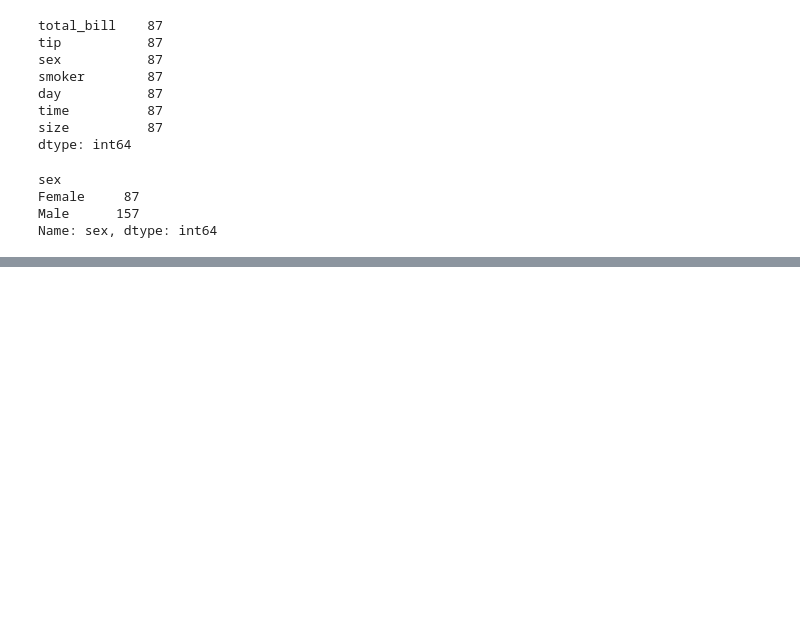
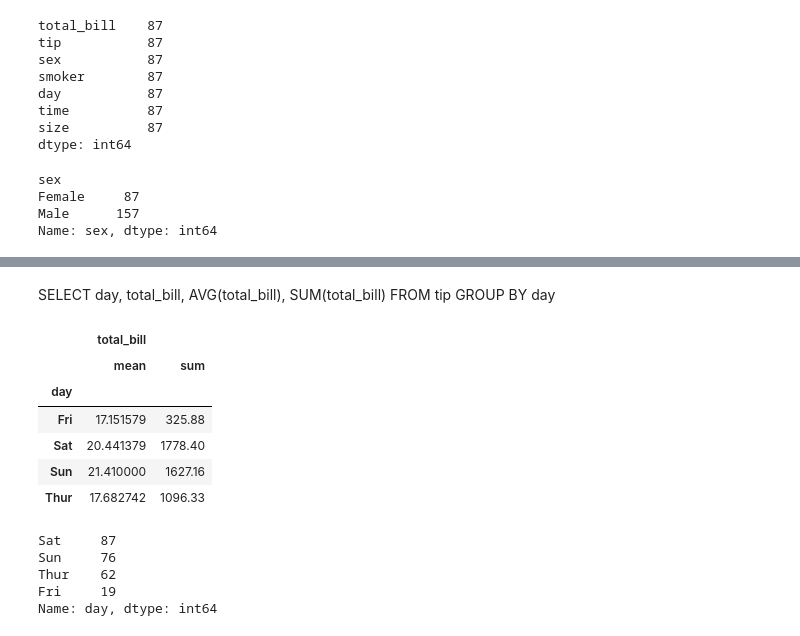
Before and after one commit to sammienjihia/data_science, a Jupyter notebook: pandas_vs_sql.ipynb, the cells around one changed output, grey strips where cells are left out. Saved outputs shown, nothing was run; the diff lists cells and outputs as text; code cells hidden in the pictures; blank space fills up the shorter version.

```diff
--- a/pandas_vs_sql.ipynb
+++ b/pandas_vs_sql.ipynb
@@ -289,0 +409,12 @@ Name: sex, dtype: int64
+# %% [markdown]
+SELECT day, total_bill, AVG(total_bill), SUM(total_bill) FROM tip GROUP BY day
+# %%
+pd_data[['day', 'total_bill']].groupby('day').agg({np.mean, np.sum})
+# %% [output]
+|  | total_bill |  |
+|  | mean | sum |
+| day |  |  |
+| Fri | 17.151579 | 325.88 |
+| Sat | 20.441379 | 1778.40 |
+| Sun | 21.410000 | 1627.16 |
+| Thur | 17.682742 | 1096.33 |
@@ -289,0 +423,8 @@ Name: sex, dtype: int64
+# %%
+pd_data['day'].value_counts()
+# %% [output]
+Sat     87
+Sun     76
+Thur    62
+Fri     19
+Name: day, dtype: int64
```
Also changed, not shown: parts of 32 cells of this notebook, 3 other files.
